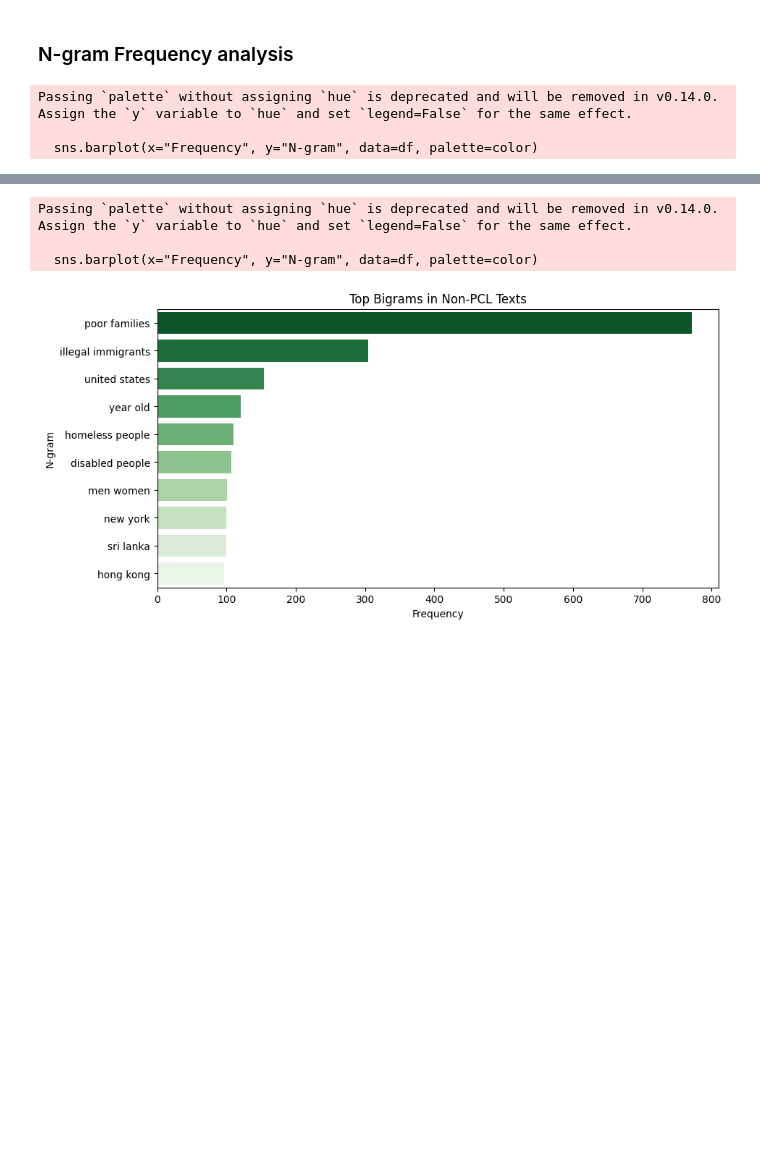
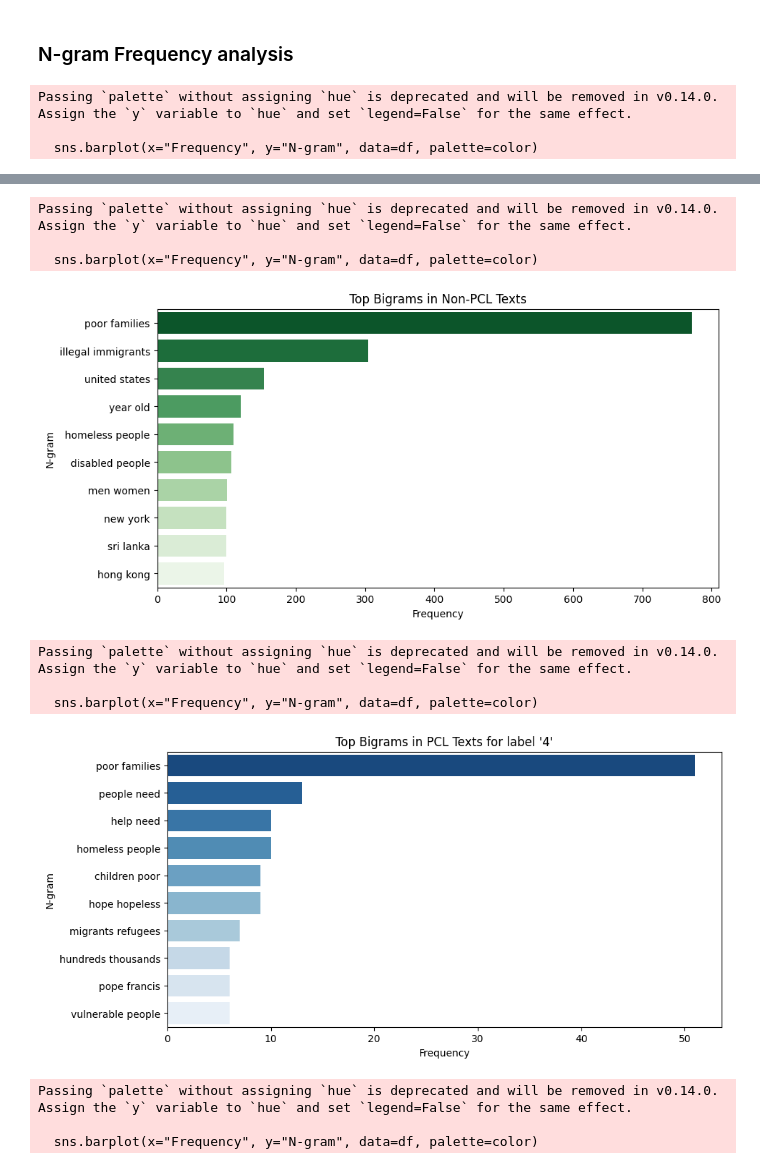
Before and after one commit to UnheardChunk/PCL-Detection, a Jupyter notebook: analysis/dataset_analysis.ipynb, the cells around one changed output, grey strips where cells are left out. Cells and saved outputs as stored; diff of their text form; code cells hidden in the pictures; blank space fills up the shorter version.

Commit message:
FEAT: Plotted graphs for strict and non-strict PCL

```diff
--- a/analysis/dataset_analysis.ipynb
+++ b/analysis/dataset_analysis.ipynb
@@ -132,30 +132,41 @@ def get_top_n_grams(texts, n=None, ngram_range=(2,2)):
     X = vectorizer.fit_transform(texts)
     frequencies = X.sum(axis=0).tolist()[0]
     ngrams_frequency = sorted(zip(vectorizer.get_feature_names_out(), frequencies), key=lambda x: x[1], reverse=True)[:n]
 
     return pd.DataFrame(ngrams_frequency, columns=["N-gram", "Frequency"])
 
 def plot_ngrams(df, title, color):
     plt.figure(figsize=(10, 5))
     sns.barplot(x="Frequency", y="N-gram", data=df, palette=color)
     plt.title(title)
     plt.xlabel("Frequency")
     plt.ylabel("N-gram")
     plt.show()
 
 # Get the bigrams for PCL and non-PCL texts
 top_bigrams_pcl = get_top_n_grams(dataset[dataset['label'] == 1]["text"], n=10)
 top_bigrams_nonpcl = get_top_n_grams(dataset[dataset['label'] == 0]["text"], n=10)
+top_bigrams_pcl_orig = get_top_n_grams(dataset[dataset['orig_label'] == 4]["text"], n=10)
+top_bigrams_nonpcl_orig = get_top_n_grams(dataset[dataset['orig_label'] == 0]["text"], n=10)
 
 # Plot the bigrams
 plot_ngrams(top_bigrams_pcl, "Top Bigrams in PCL Texts", "Blues_r")
 plot_ngrams(top_bigrams_nonpcl, "Top Bigrams in Non-PCL Texts", "Greens_r")
+plot_ngrams(top_bigrams_pcl_orig, "Top Bigrams in PCL Texts for label '4'", "Blues_r")
+plot_ngrams(top_bigrams_nonpcl_orig, "Top Bigrams in Strictly Non-PCL Texts", "Greens_r")
 # %% [output]
 Passing `palette` without assigning `hue` is deprecated and will be removed in v0.14.0. Assign the `y` variable to `hue` and set `legend=False` for the same effect.
 
   sns.barplot(x="Frequency", y="N-gram", data=df, palette=color)
 [figure]
 Passing `palette` without assigning `hue` is deprecated and will be removed in v0.14.0. Assign the `y` variable to `hue` and set `legend=False` for the same effect.
 
   sns.barplot(x="Frequency", y="N-gram", data=df, palette=color)
 [figure]
+Passing `palette` without assigning `hue` is deprecated and will be removed in v0.14.0. Assign the `y` variable to `hue` and set `legend=False` for the same effect.
+
+  sns.barplot(x="Frequency", y="N-gram", data=df, palette=color)
+[figure, added]
+Passing `palette` without assigning `hue` is deprecated and will be removed in v0.14.0. Assign the `y` variable to `hue` and set `legend=False` for the same effect.
+
+  sns.barplot(x="Frequency", y="N-gram", data=df, palette=color)
```
Also changed, not shown: parts of 1 cell of this notebook.
